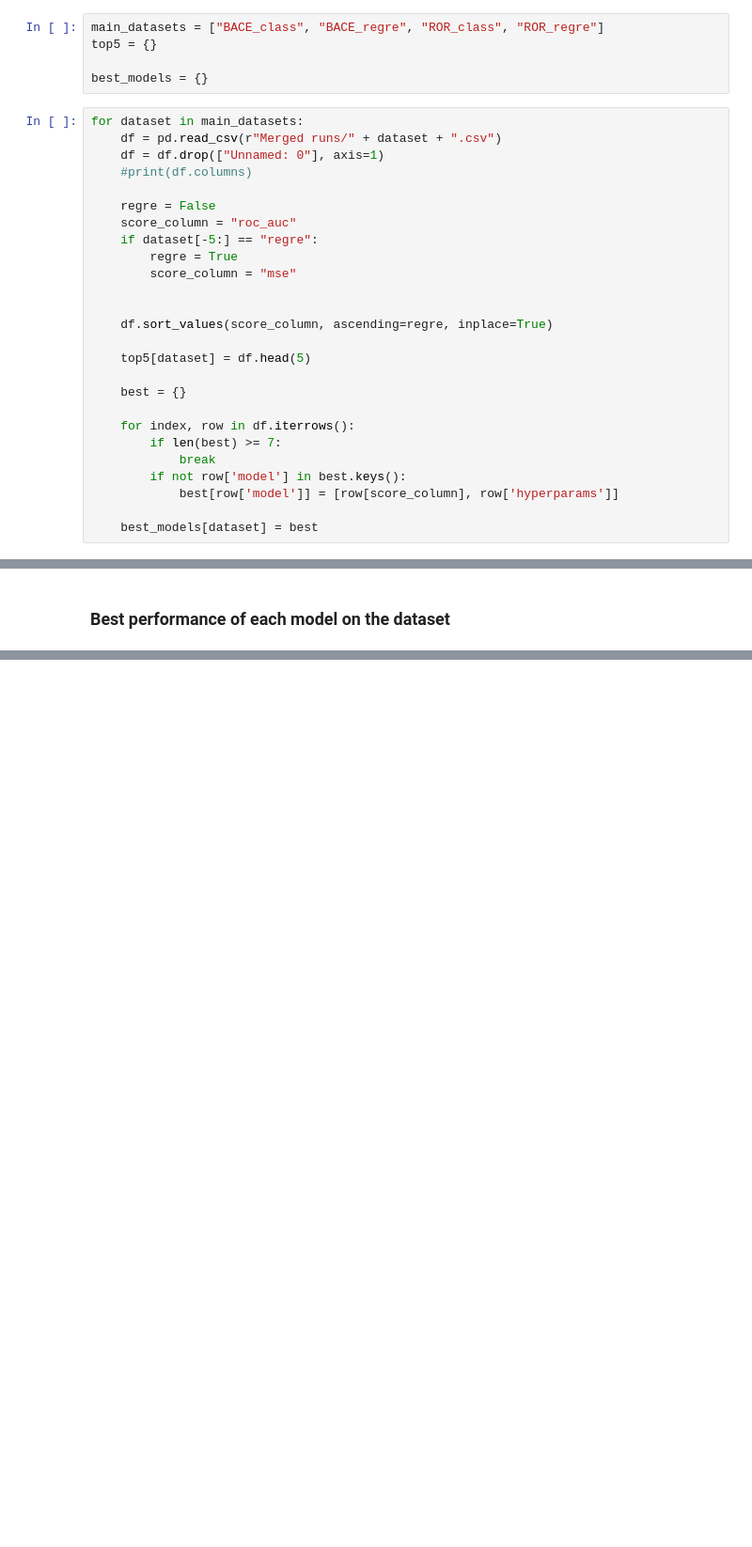
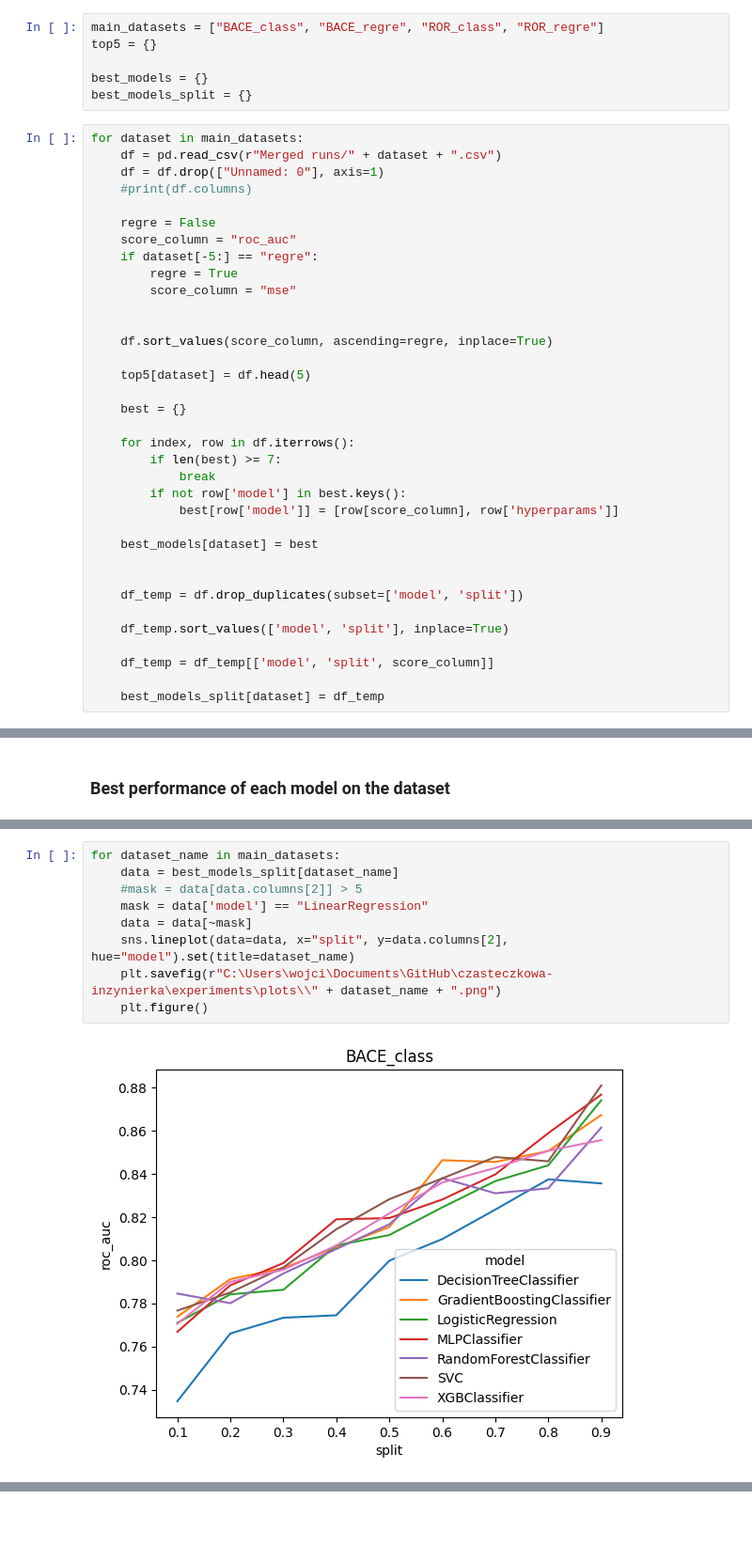
Before and after one commit to mateugazi/czasteczkowa-inzynierka, a Jupyter notebook: experiments/Standardized Pipeline/result_analysis.ipynb, the cells around one changed output, grey strips where cells are left out. Shown at 94% size. Saved outputs shown, nothing was run; the diff lists cells and outputs as text; blank space fills up the shorter version.

Commit message:
Comparison plots

```diff
--- a/experiments/Standardized Pipeline/result_analysis.ipynb
+++ b/experiments/Standardized Pipeline/result_analysis.ipynb
@@ -7,6 +11,7 @@ main_datasets = ["BACE_class", "BACE_regre", "ROR_class", "ROR_regre"]
 top5 = {}
 
 best_models = {}
+best_models_split = {}
 # %%
 for dataset in main_datasets:
     df = pd.read_csv(r"Merged runs/" + dataset + ".csv")
@@ -33,3 +38,12 @@ for dataset in main_datasets:
             best[row['model']] = [row[score_column], row['hyperparams']]
 
     best_models[dataset] = best
+
+
+    df_temp = df.drop_duplicates(subset=['model', 'split'])
+
+    df_temp.sort_values(['model', 'split'], inplace=True)
+
+    df_temp = df_temp[['model', 'split', score_column]]
+
+    best_models_split[dataset] = df_temp
@@ -61,0 +162,11 @@ best_models[main_datasets[3]]
+# %%
+for dataset_name in main_datasets:
+    data = best_models_split[dataset_name]
+    #mask = data[data.columns[2]] > 5
+    mask = data['model'] == "LinearRegression"
+    data = data[~mask]
+    sns.lineplot(data=data, x="split", y=data.columns[2], hue="model").set(title=dataset_name)
+    plt.savefig(r"C:\Users\wojci\Documents\GitHub\czasteczkowa-inzynierka\experiments\plots\\" + dataset_name + ".png")
+    plt.figure()
+# %% [output]
+[figure, added]
```
Also changed, not shown: parts of 10 cells of this notebook, 8 other files.
